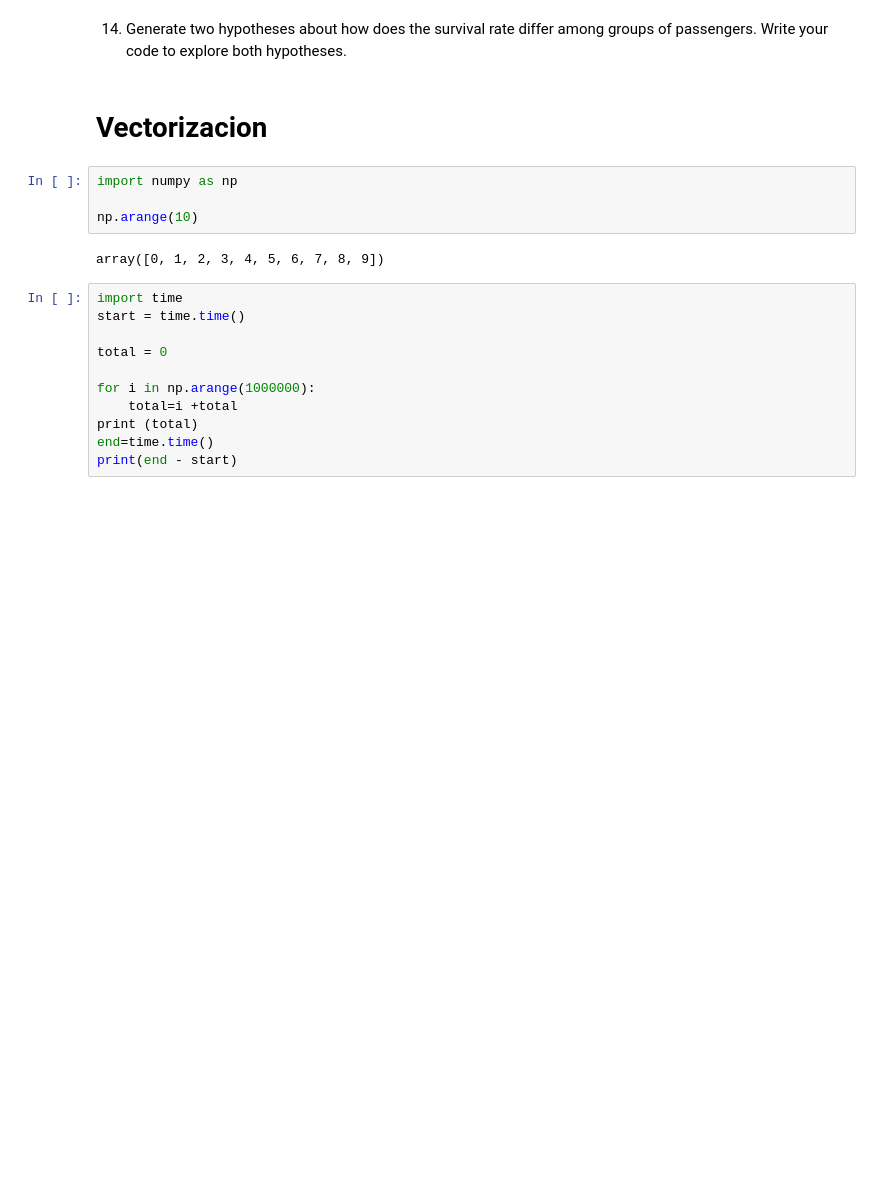
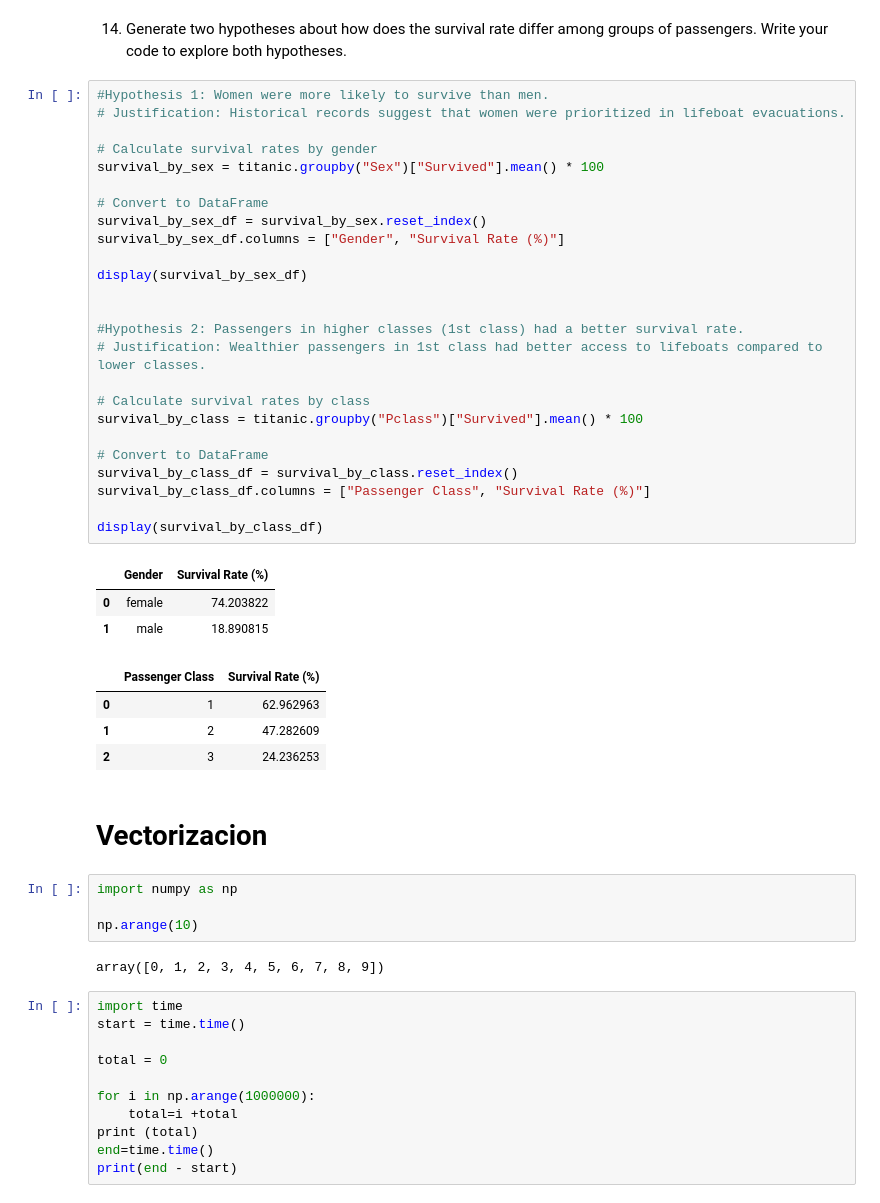
Before and after one commit to IDM4s-2025/df-manipulation641, a Jupyter notebook: titanic.ipynb, the cells around one changed output. Cells and saved outputs as stored; diff of their text form; blank space fills up the shorter version.

```diff
--- a/titanic.ipynb
+++ b/titanic.ipynb
@@ -260,5 +349,38 @@ summary_table
 # %% [markdown]
 14. Generate two hypotheses about how does the survival rate differ among groups of passengers. Write your code to explore both hypotheses.
+# %%
+#Hypothesis 1: Women were more likely to survive than men.
+# Justification: Historical records suggest that women were prioritized in lifeboat evacuations.
+
+# Calculate survival rates by gender
+survival_by_sex = titanic.groupby("Sex")["Survived"].mean() * 100
+
+# Convert to DataFrame
+survival_by_sex_df = survival_by_sex.reset_index()
+survival_by_sex_df.columns = ["Gender", "Survival Rate (%)"]
+
+display(survival_by_sex_df)
+
+
+#Hypothesis 2: Passengers in higher classes (1st class) had a better survival rate.
+# Justification: Wealthier passengers in 1st class had better access to lifeboats compared to lower classes.
+
+# Calculate survival rates by class
+survival_by_class = titanic.groupby("Pclass")["Survived"].mean() * 100
+
+# Convert to DataFrame
+survival_by_class_df = survival_by_class.reset_index()
+survival_by_class_df.columns = ["Passenger Class", "Survival Rate (%)"]
+
+display(survival_by_class_df)
+# %% [output]
+|  | Gender | Survival Rate (%) |
+| 0 | female | 74.203822 |
+| 1 | male | 18.890815 |
+|  | Passenger Class | Survival Rate (%) |
+| 0 | 1 | 62.962963 |
+| 1 | 2 | 47.282609 |
+| 2 | 3 | 24.236253 |
 # %% [markdown]
 # Vectorizacion
 # %%
```
Also changed, not shown: parts of 11 cells of this notebook, 3 other files.
